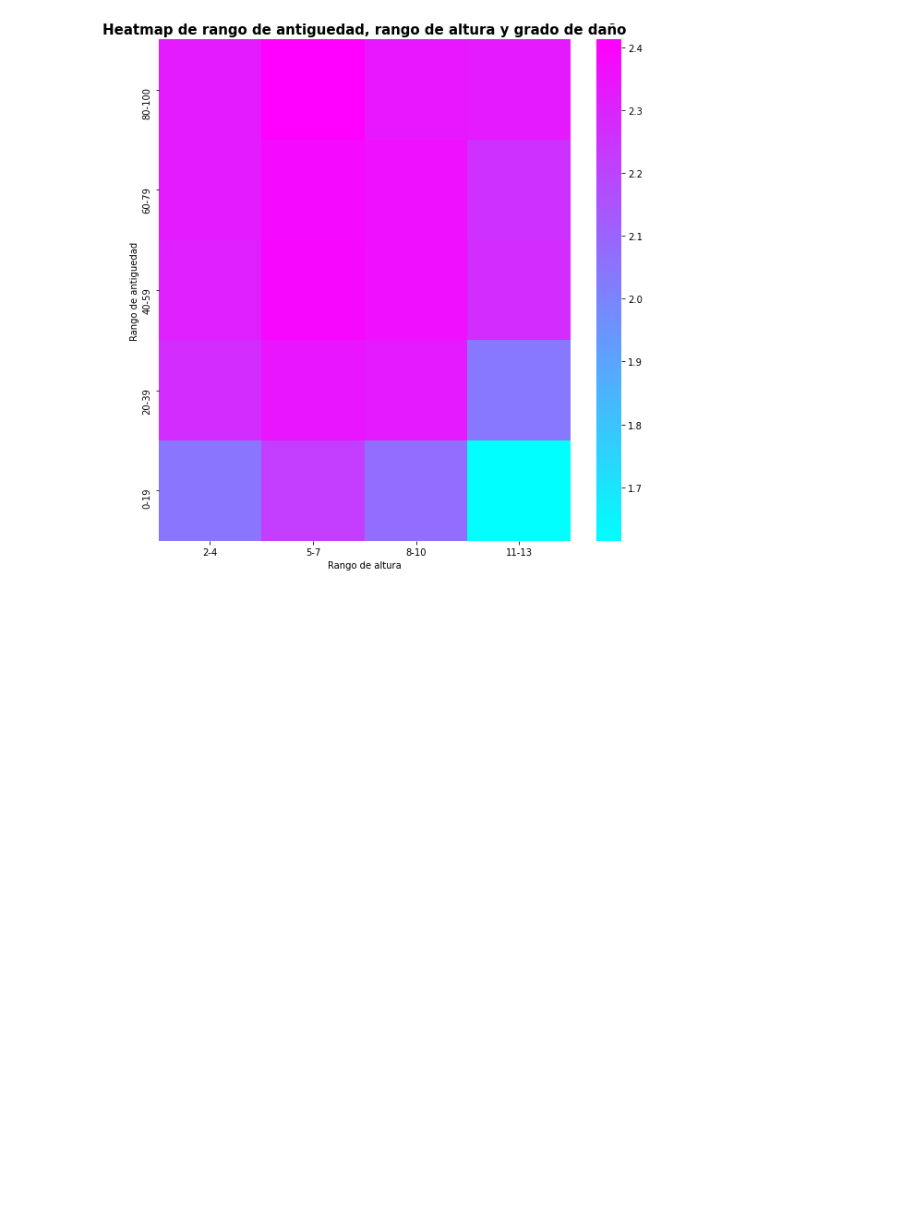
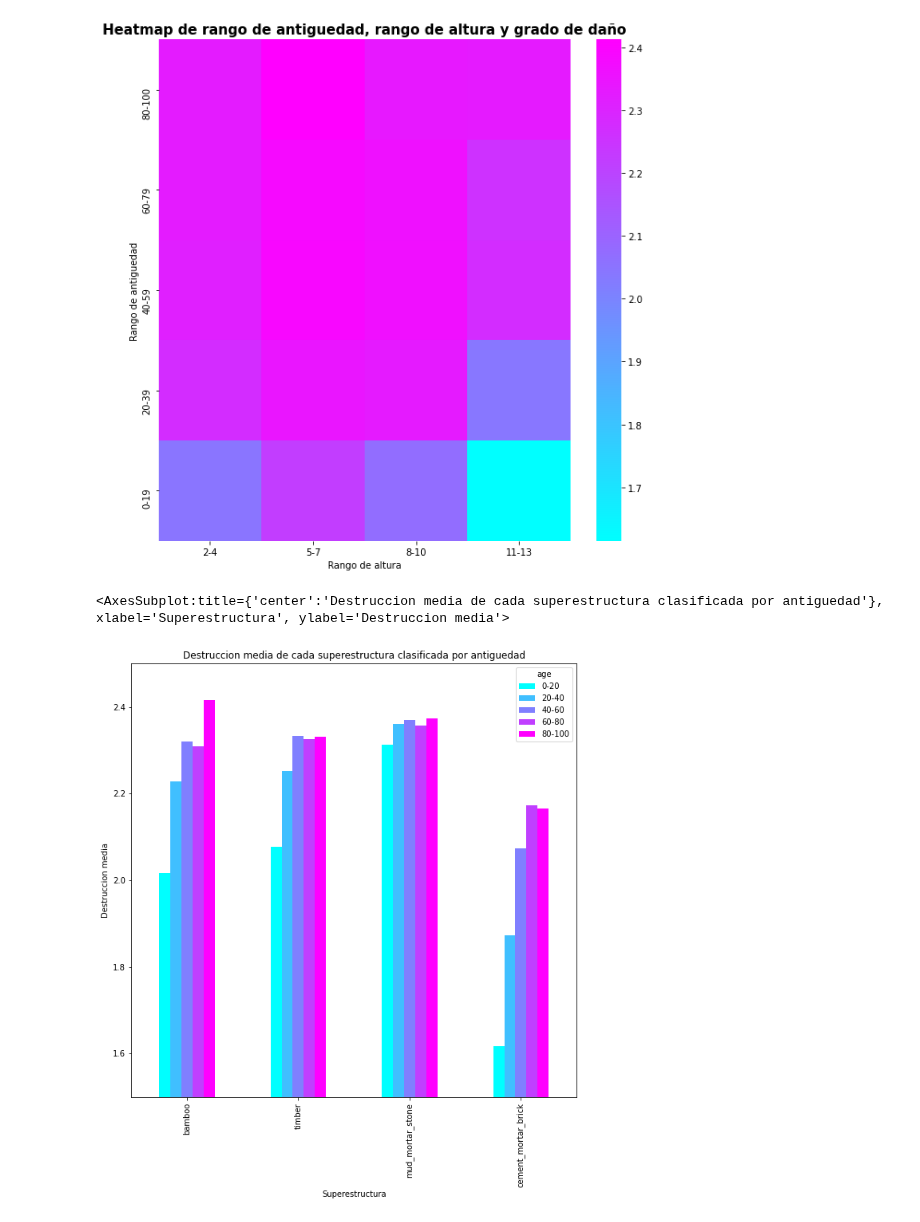
Before and after one commit to joaquinfontela/OrganizacionDeDatos-TP1, a Jupyter notebook: src/Correlations.ipynb, the cells around one changed output. Cells and saved outputs as stored; diff of their text form; code cells hidden in the pictures; blank space fills up the shorter version.

Commit message:
add graph

```diff
--- a/src/Correlations.ipynb
+++ b/src/Correlations.ipynb
@@ -364,3 +364,35 @@ plt.title("Heatmap de rango de antiguedad, rango de altura y grado de daño", fo
 # %% [output]
 Text(0.5, 1.0, 'Heatmap de rango de antiguedad, rango de altura y grado de daño')
 [figure]
+# %%
+df = values.iloc[:, 15:26]
+df["building_id"] = values["building_id"]
+df["age"] = values["age"]
+df = df.merge(labels, left_on="building_id", right_on="building_id").loc[df["age"] < 105]
+df["age"] = df["age"] // 20 * 20
+df["age"] = np.where(df["age"] == 100, 80, df["age"])
+for age in [0,"20","40","60","80"]:
+    df["age"] = np.where(df["age"] == age, f"{age}-{int(age)+20}", df["age"])
+df_1 = df.groupby(["has_superstructure_bamboo", "age"]).agg({"damage_grade": "mean"})
+df_1 = df_1.loc[df_1.index.get_level_values(0) == 1]
+df_1 = df_1.reset_index()
+new_df = pd.DataFrame(index=df_1["age"])
+new_df["bamboo"] = [e for e in df_1["damage_grade"]]
+df_1 = df.groupby(["has_superstructure_timber", "age"]).agg({"damage_grade": "mean"})
+df_1 = df_1.loc[df_1.index.get_level_values(0) == 1]
+df_1 = df_1.reset_index()
+new_df["timber"] = [e for e in df_1["damage_grade"]]
+df_1 = df.groupby(["has_superstructure_mud_mortar_stone", "age"]).agg({"damage_grade": "mean"})
+df_1 = df_1.loc[df_1.index.get_level_values(0) == 1]
+df_1 = df_1.reset_index()
+new_df["mud_mortar_stone"] = [e for e in df_1["damage_grade"]]
+df_1 = df.groupby(["has_superstructure_cement_mortar_brick", "age"]).agg({"damage_grade": "mean"})
+df_1 = df_1.loc[df_1.index.get_level_values(0) == 1]
+df_1 = df_1.reset_index()
+new_df["cement_mortar_brick"] = [e for e in df_1["damage_grade"]]
+new_df.T.plot(kind="bar", figsize=(10,10), ylim=(1.5, 2.5), cmap="cool",\
+    title="Destruccion media de cada superestructura clasificada por antiguedad",\
+    xlabel="Superestructura", ylabel="Destruccion media")
+# %% [output]
+<AxesSubplot:title={'center':'Destruccion media de cada superestructura clasificada por antiguedad'}, xlabel='Superestructura', ylabel='Destruccion media'>
+[figure, added]
```
